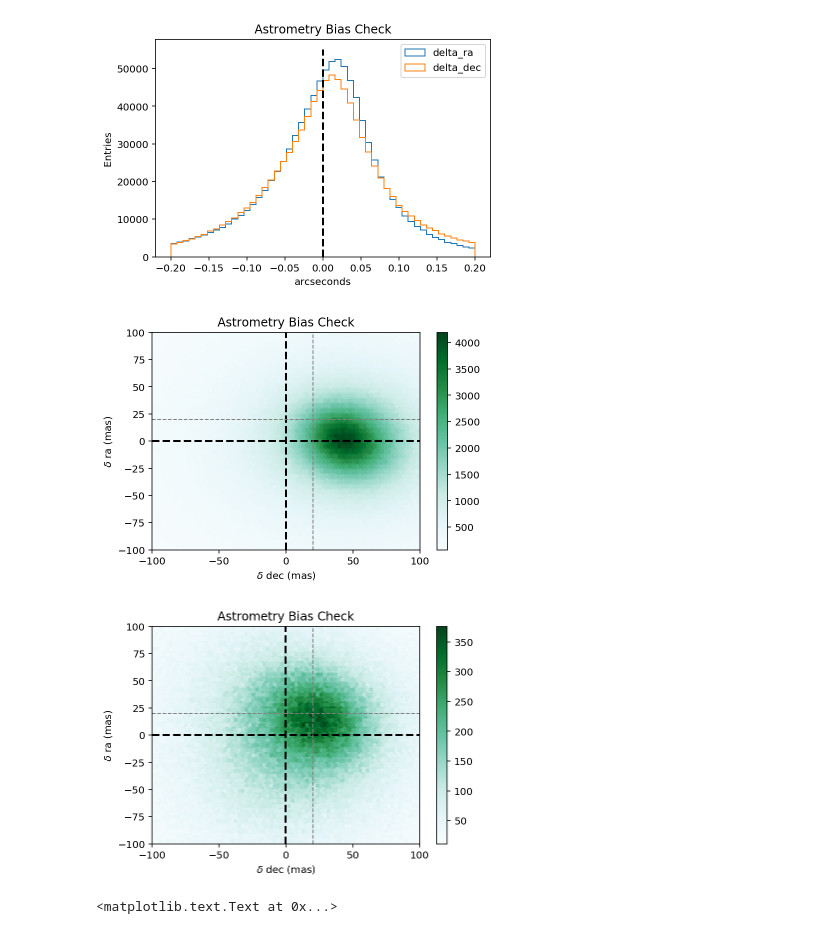
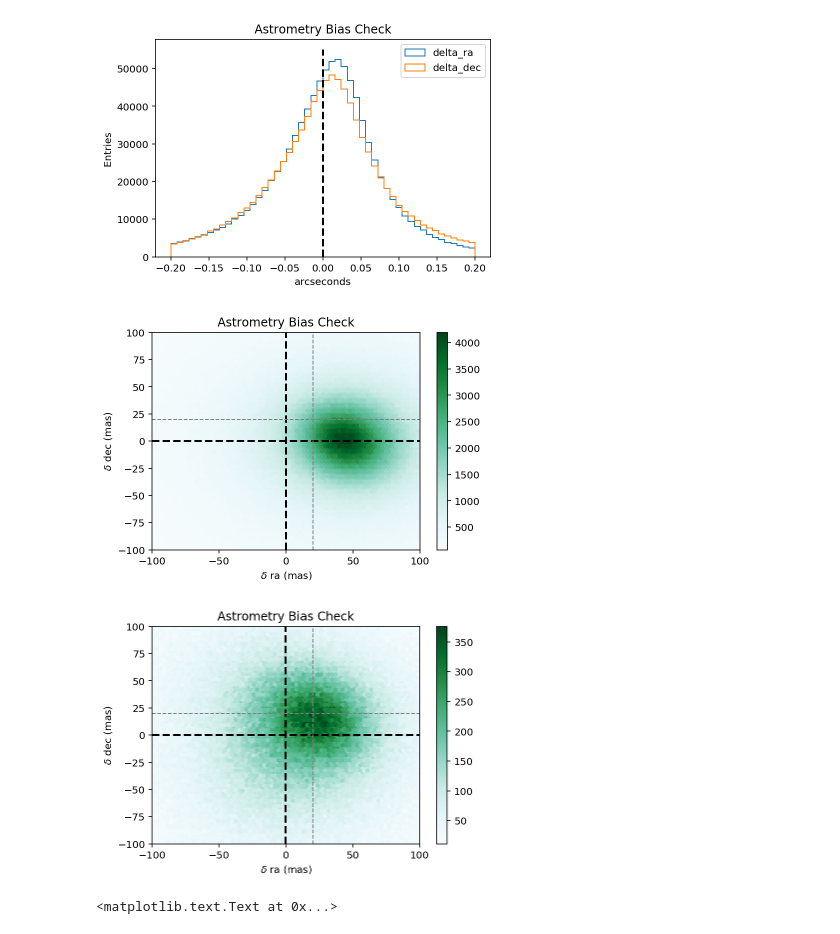
Before and after one commit to cwwalter/DC1_Analysis, a Jupyter notebook: Notebooks/Star-Galaxy.ipynb, the cells around one changed output. Drawn from its saved outputs; the diff is of its cells as text; code cells hidden in the pictures.

```diff
--- a/Notebooks/Star-Galaxy.ipynb
+++ b/Notebooks/Star-Galaxy.ipynb
@@ -213,19 +213,20 @@ plt.ylabel("Entries")
 # %%
 single.query('object_class == "galaxies"') \
     .assign(delta_ra = lambda x: (x.raICRS*pi/180 - x.coord_ra)*206264806) \
     .assign(delta_dec = lambda x: (x.decICRS*pi/180 - x.coord_dec)*206264806) \
     .plot.hexbin('delta_ra', 'delta_dec', gridsize=75,
                  extent=[-100.0, 100.0, -100.0, 100.0], sharex=False)
 
 plt.title("Astrometry Bias Check")
 plot([0.0, 0.0], [-100, 100], color='k', linestyle='--', linewidth=2)
 plot([-100, 100], [0.0, 0.0], color='k', linestyle='--', linewidth=2)
 plot([20.0, 20.0], [-100, 100], color='grey', linestyle='--', linewidth=1.0)
 plot([-100, 100], [20.0, 20.0], color='grey', linestyle='--', linewidth=1.0)
-plt.xlabel("$\delta$ dec (mas)")
-plt.ylabel("$\delta$ ra (mas)");
+
+plt.xlabel("$\delta$ ra (mas)");
+plt.ylabel("$\delta$ dec (mas)");
 # %% [output]
-[figure, old version]
+[figure, new version]
 # %%
 single.query('object_class == "stars"') \
     .assign(delta_ra = lambda x: (x.raICRS*pi/180 - x.coord_ra)*206264806) \
@@ -238,10 +239,11 @@ plot([0.0, 0.0], [-100, 100], color='k', linestyle='--', linewidth=2)
 plot([-100, 100], [0.0, 0.0], color='k', linestyle='--', linewidth=2)
 plot([20.0, 20.0], [-100, 100], color='grey', linestyle='--', linewidth=1.0)
 plot([-100, 100], [20.0, 20.0], color='grey', linestyle='--', linewidth=1.0)
-plt.xlabel("$\delta$ dec (mas)")
-plt.ylabel("$\delta$ ra (mas)");
+
+plt.xlabel("$\delta$ ra (mas)");
+plt.ylabel("$\delta$ dec (mas)");
 # %% [output]
-[figure, old version]
+[figure, new version]
 # %%
 single.hist('distance', bins=50, range=[0,2], histtype='step', grid=False)
 plt.xlabel("arcseconds between matched target and source")
```
